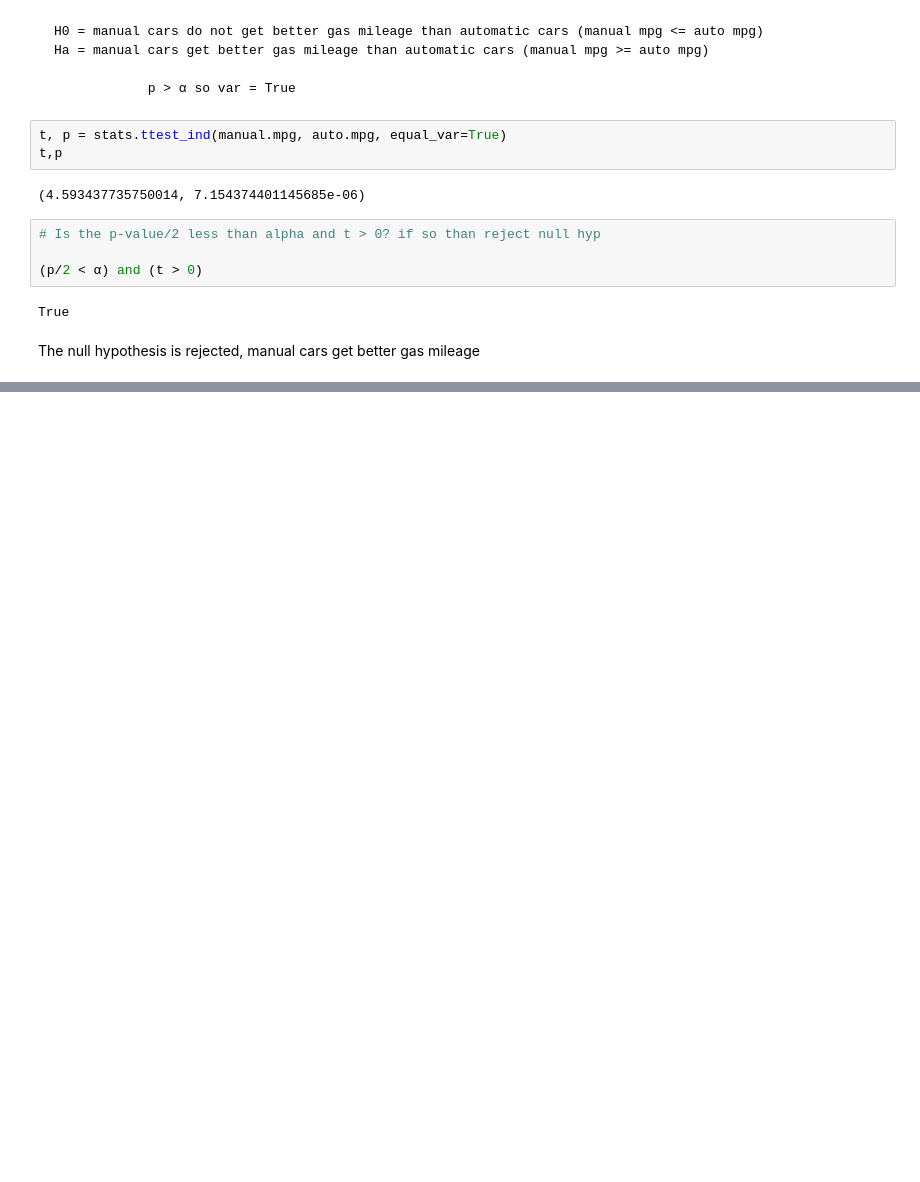
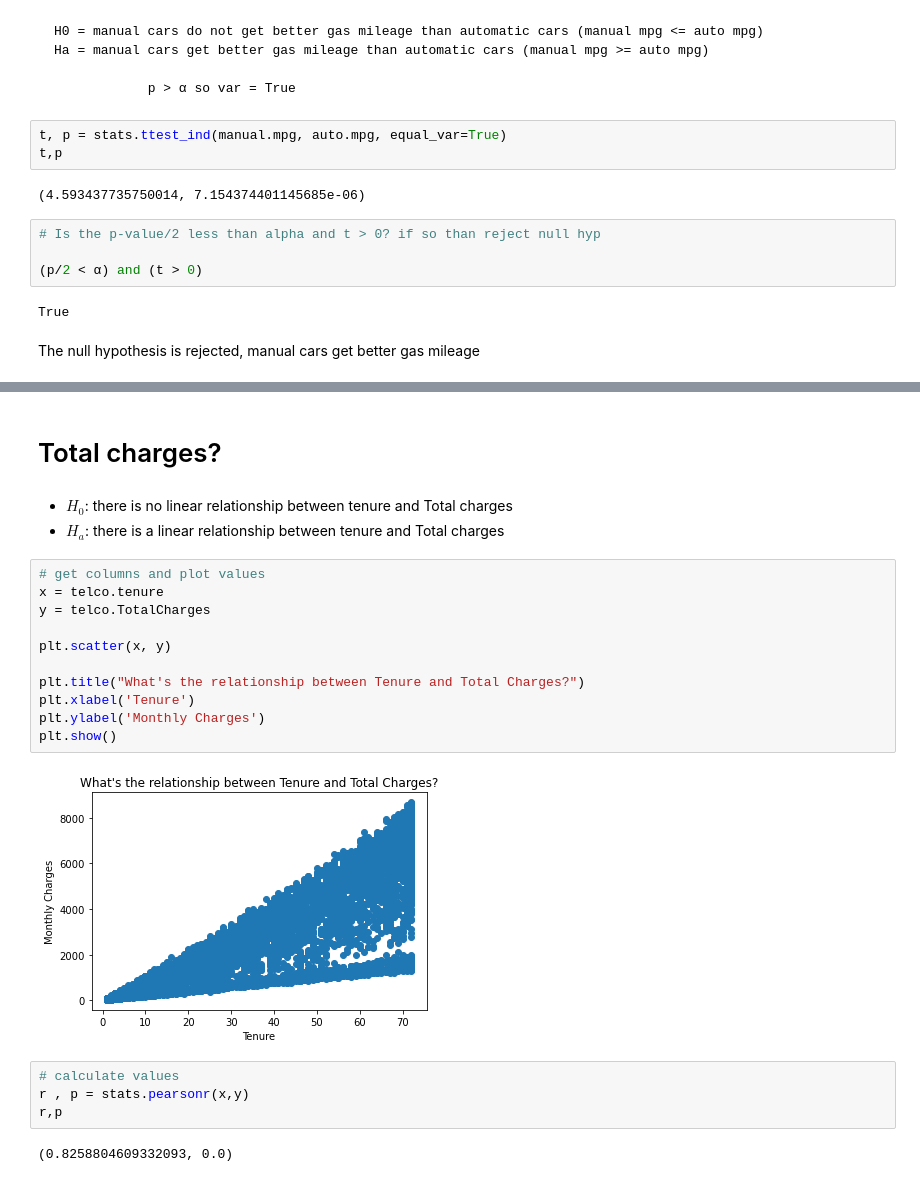
Before and after one commit to DanChurchill/statistics-exercises, a Jupyter notebook: hypothesis_testing.ipynb, the cells around one changed output, grey strips where cells are left out. Drawn from its saved outputs; the diff is of its cells as text; blank space fills up the shorter version.

```diff
--- a/hypothesis_testing.ipynb
+++ b/hypothesis_testing.ipynb
@@ -180,0 +236,24 @@ The null hypothesis is rejected, manual cars get better gas mileage
+# %% [markdown]
+# Total charges?
+# %% [markdown]
+- $H_0$: there is no linear relationship between tenure and Total charges
+- $H_a$: there is a linear relationship between tenure and Total charges
+# %%
+# get columns and plot values
+x = telco.tenure
+y = telco.TotalCharges
+
+plt.scatter(x, y)
+
+plt.title("What's the relationship between Tenure and Total Charges?")
+plt.xlabel('Tenure')
+plt.ylabel('Monthly Charges')
+plt.show()
+# %% [output]
+[figure, added]
+# %%
+# calculate values
+r , p = stats.pearsonr(x,y)
+r,p
+# %% [output]
+(0.8258804609332093, 0.0)
```
Also changed, not shown: parts of 43 cells of this notebook.
